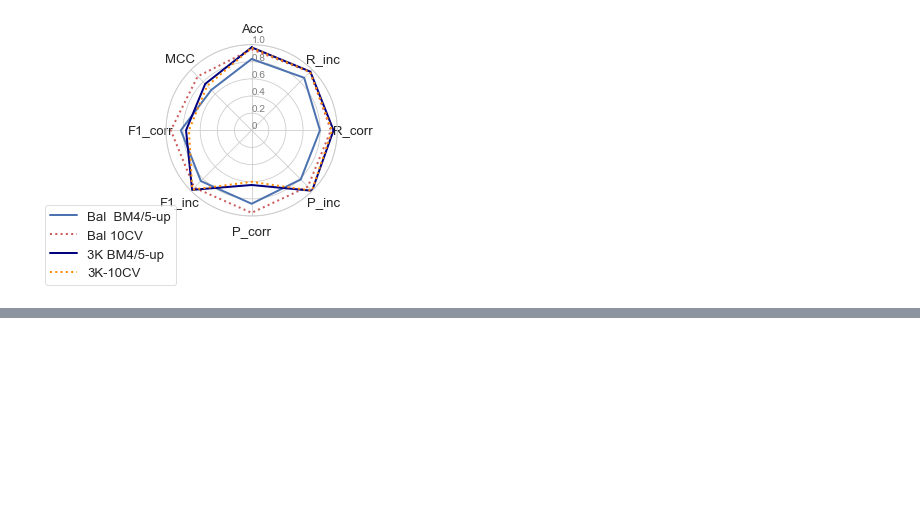
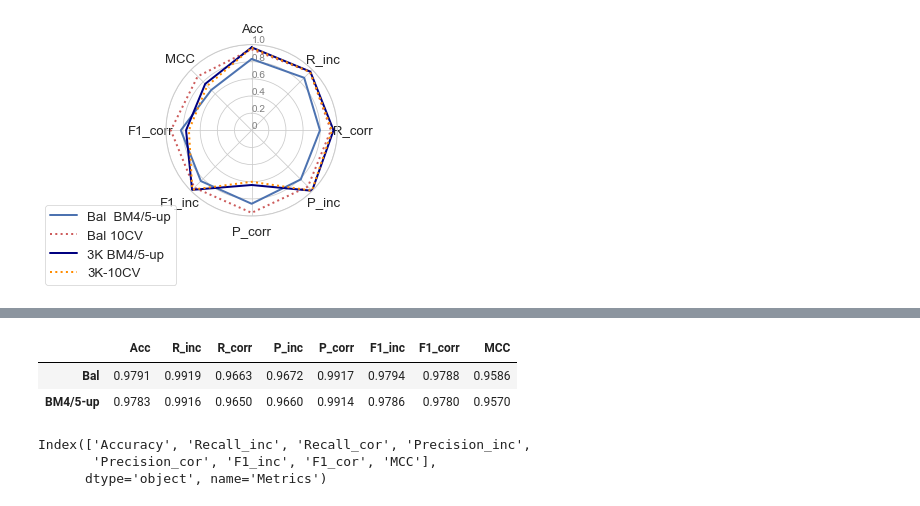
Before and after one commit to D-Barradas/DataViz, a Jupyter notebook: Radar_plots/Radar_plot_2021.ipynb, the cells around one changed output, grey strips where cells are left out. Saved outputs shown, nothing was run; the diff lists cells and outputs as text; code cells hidden in the pictures; blank space fills up the shorter version.

```diff
--- a/Radar_plots/Radar_plot_2021.ipynb
+++ b/Radar_plots/Radar_plot_2021.ipynb
@@ -123,0 +148,12 @@ darkorange 3K-10CV
+# %%
+df_hard
+# %% [output]
+|  | Acc | R_inc | R_corr | P_inc | P_corr | F1_inc | F1_corr | MCC |
+| Bal | 0.9791 | 0.9919 | 0.9663 | 0.9672 | 0.9917 | 0.9794 | 0.9788 | 0.9586 |
+| BM4/5-up | 0.9783 | 0.9916 | 0.9650 | 0.9660 | 0.9914 | 0.9786 | 0.9780 | 0.9570 |
+# %%
+df_hard.T.columns
+# %% [output]
+Index(['Accuracy', 'Recall_inc', 'Recall_cor', 'Precision_inc',
+       'Precision_cor', 'F1_inc', 'F1_cor', 'MCC'],
+      dtype='object', name='Metrics')
```
Also changed, not shown: parts of 8 cells of this notebook.
